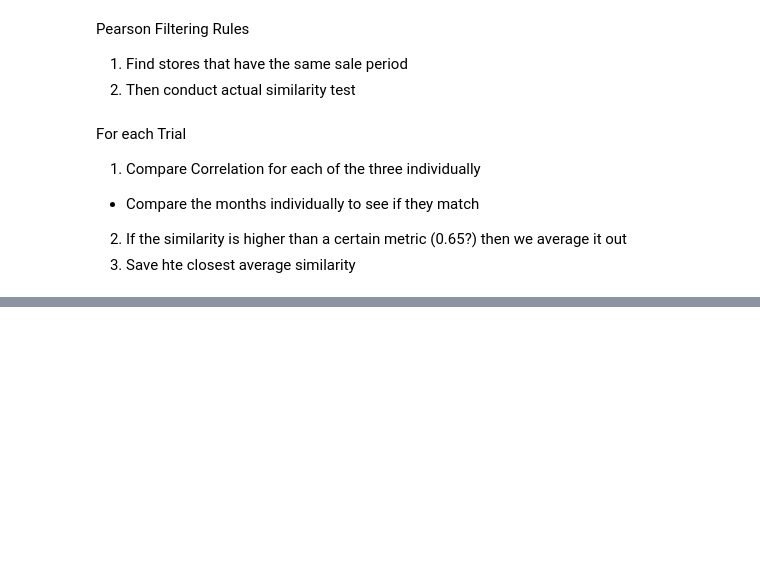
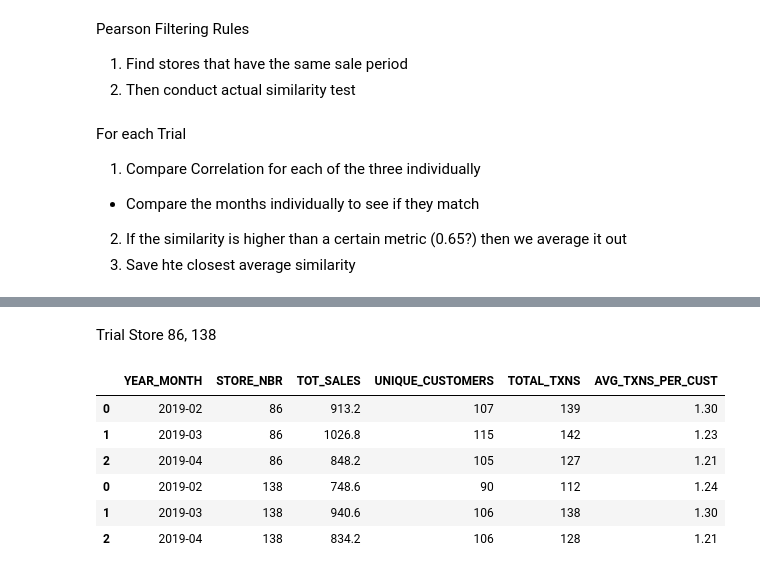
Before and after one commit to schao021/Quantium-Data-Analytics, a Jupyter notebook: Task_2.ipynb, the cells around one changed output, grey strips where cells are left out. Drawn from its saved outputs; the diff is of its cells as text; code cells hidden in the pictures; blank space fills up the shorter version.

```diff
--- a/Task_2.ipynb
+++ b/Task_2.ipynb
@@ -271,0 +349,17 @@ correlation
+# %% [markdown]
+Trial Store 86, 138
+# %%
+store_86_stats = comp_df.loc[86].reset_index()
+store_86_stats.insert(1, "STORE_NBR", [86, 86, 86])
+store_138_stats = comp_df.loc[138].reset_index()
+store_138_stats.insert(1, "STORE_NBR", [138, 138, 138])
+store_86_138 = pd.concat([store_86_stats, store_138_stats])
+store_86_138
+# %% [output]
+|  | YEAR_MONTH | STORE_NBR | TOT_SALES | UNIQUE_CUSTOMERS | TOTAL_TXNS | AVG_TXNS_PER_CUST |
+| 0 | 2019-02 | 86 | 913.2 | 107 | 139 | 1.30 |
+| 1 | 2019-03 | 86 | 1026.8 | 115 | 142 | 1.23 |
+| 2 | 2019-04 | 86 | 848.2 | 105 | 127 | 1.21 |
+| 0 | 2019-02 | 138 | 748.6 | 90 | 112 | 1.24 |
+| 1 | 2019-03 | 138 | 940.6 | 106 | 138 | 1.30 |
+| 2 | 2019-04 | 138 | 834.2 | 106 | 128 | 1.21 |
```
Also changed, not shown: parts of 12 cells of this notebook.
